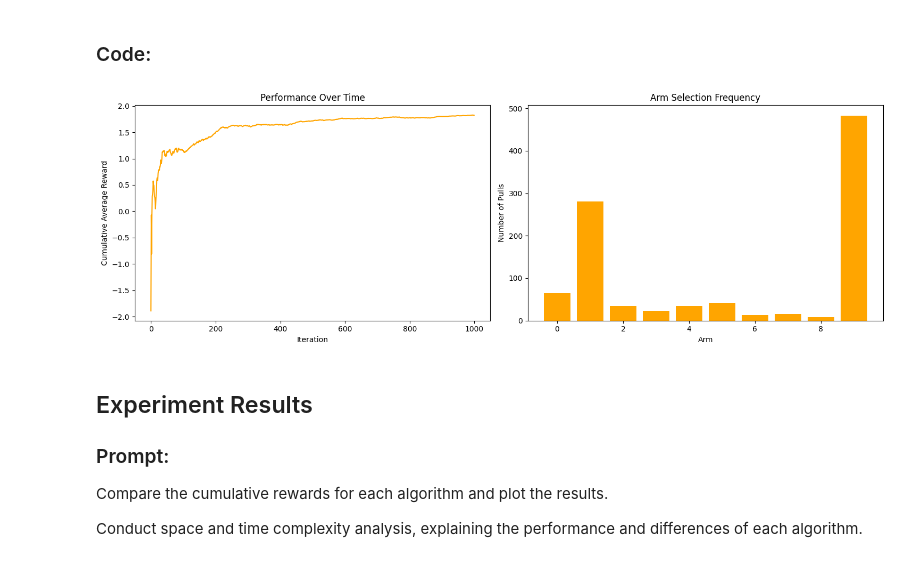
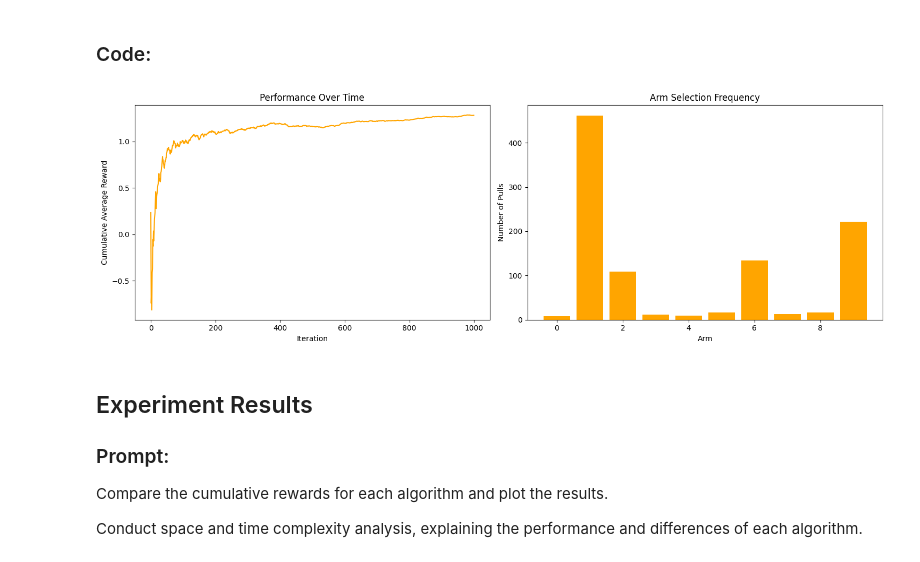
Before and after one commit to devilhyt/nchu-stuff, a Jupyter notebook: 2025-spring/drl/hw3/main.ipynb, the cells around one changed output. Cells and saved outputs as stored; diff of their text form; code cells hidden in the pictures.

```diff
--- a/2025-spring/drl/hw3/main.ipynb
+++ b/2025-spring/drl/hw3/main.ipynb
@@ -158,3 +160,7 @@ class MultiArmedBandit(ABC):
+# %%
+n_arms = 10
+iterations = 1000
+true_rewards = np.random.normal(0, 1, n_arms)
 # %% [markdown]
 ### 1. Epsilon-Greedy
 
@@ -508,11 +506,11 @@ class ThompsonSampling(MultiArmedBandit):
         # Return the arm with the highest sampled value
         return np.argmax(samples)
 # %%
-ts = ThompsonSampling(n_arms=10, iterations=1000, alpha=1.0, beta=1.0)
+ts = ThompsonSampling(n_arms=n_arms, iterations=iterations, alpha=1.0, beta=1.0, true_rewards=true_rewards)
 ts_cumulative_rewards, ts_arm_counts, ts_selected_arms = ts.run()
 ts.plot_results("orange")
 # %% [output]
-[figure, old version]
+[figure, new version]
 # %% [markdown]
 ## Experiment Results
 
```
Also changed, not shown: parts of 10 cells of this notebook, 1 other file.
